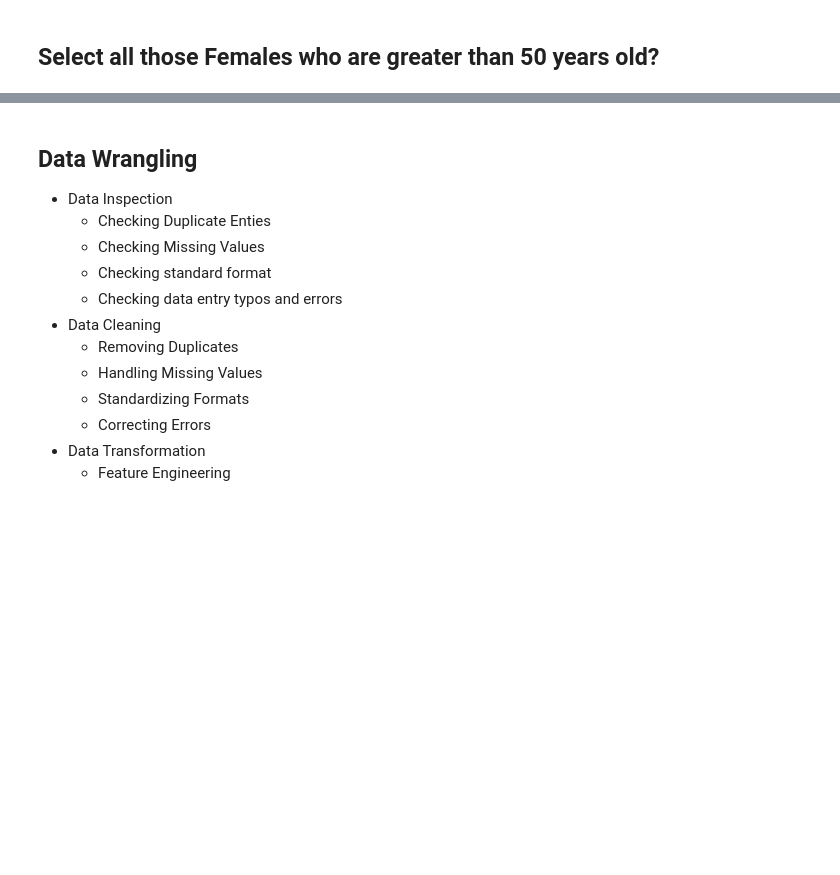
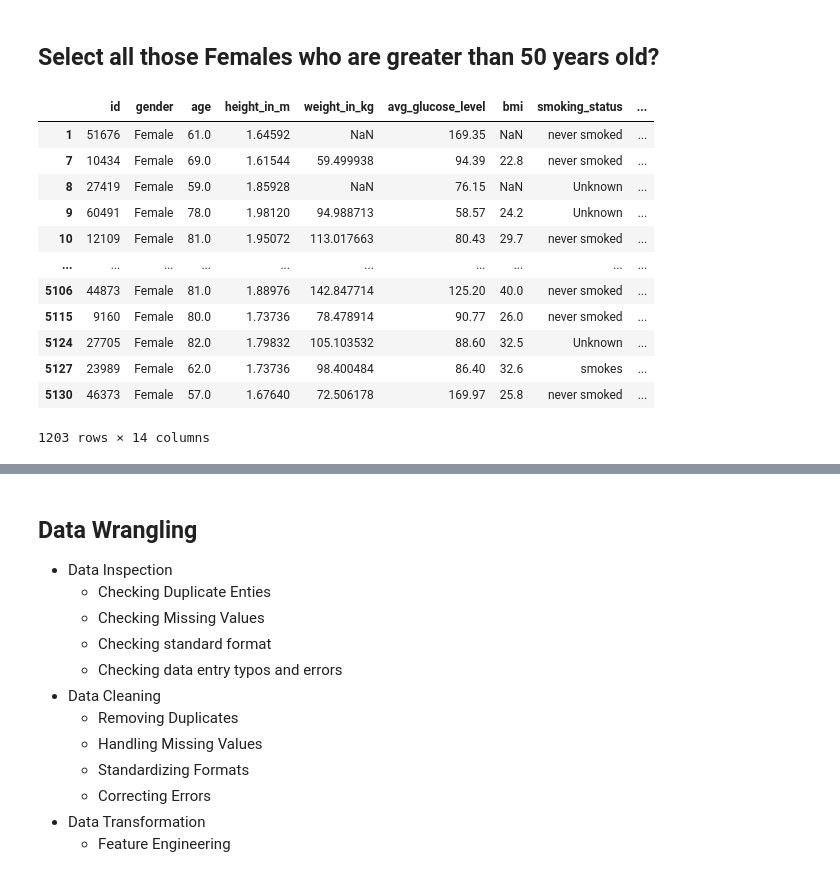
Before and after one commit to Neha-Shrestha/AI-Fellowship-Data-Wrangling, a Jupyter notebook: AI_FELLOWSHIP_Student_Notebook_Pandas_Data_Wrangling.ipynb, the cells around one changed output, grey strips where cells are left out. Saved outputs shown, nothing was run; the diff lists cells and outputs as text; code cells hidden in the pictures; blank space fills up the shorter version.

```diff
--- a/AI_FELLOWSHIP_Student_Notebook_Pandas_Data_Wrangling.ipynb
+++ b/AI_FELLOWSHIP_Student_Notebook_Pandas_Data_Wrangling.ipynb
@@ -195,3 +304,18 @@ df.describe()
 ## Select all those Females who are greater than 50 years old?
 # %%
 ## write your code here
+df.loc[(df['gender']=='Female') & (df['age']> 50)]
+# %% [output]
+|  | id | gender | age | height_in_m | weight_in_kg | avg_glucose_level | bmi | smoking_status | ... |
+| 1 | 51676 | Female | 61.0 | 1.64592 | NaN | 169.35 | NaN | never smoked | ... |
+| 7 | 10434 | Female | 69.0 | 1.61544 | 59.499938 | 94.39 | 22.8 | never smoked | ... |
+| 8 | 27419 | Female | 59.0 | 1.85928 | NaN | 76.15 | NaN | Unknown | ... |
+| 9 | 60491 | Female | 78.0 | 1.98120 | 94.988713 | 58.57 | 24.2 | Unknown | ... |
+| 10 | 12109 | Female | 81.0 | 1.95072 | 113.017663 | 80.43 | 29.7 | never smoked | ... |
+| ... | ... | ... | ... | ... | ... | ... | ... | ... | ... |
+| 5106 | 44873 | Female | 81.0 | 1.88976 | 142.847714 | 125.20 | 40.0 | never smoked | ... |
+| 5115 | 9160 | Female | 80.0 | 1.73736 | 78.478914 | 90.77 | 26.0 | never smoked | ... |
+| 5124 | 27705 | Female | 82.0 | 1.79832 | 105.103532 | 88.60 | 32.5 | Unknown | ... |
+| 5127 | 23989 | Female | 62.0 | 1.73736 | 98.400484 | 86.40 | 32.6 | smokes | ... |
+| 5130 | 46373 | Female | 57.0 | 1.67640 | 72.506178 | 169.97 | 25.8 | never smoked | ... |
+1203 rows × 14 columns
```
Also changed, not shown: parts of 9 cells of this notebook.
